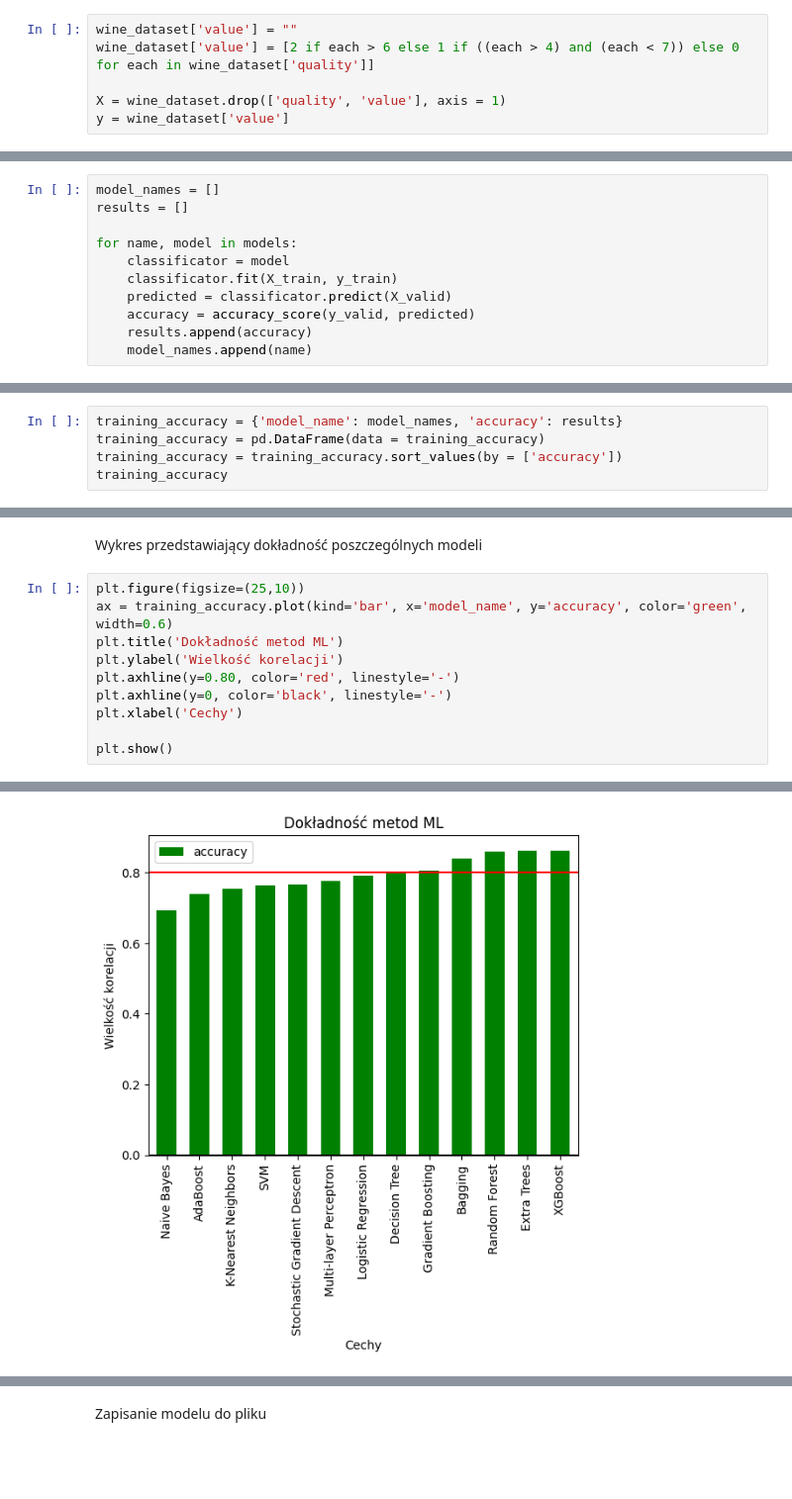
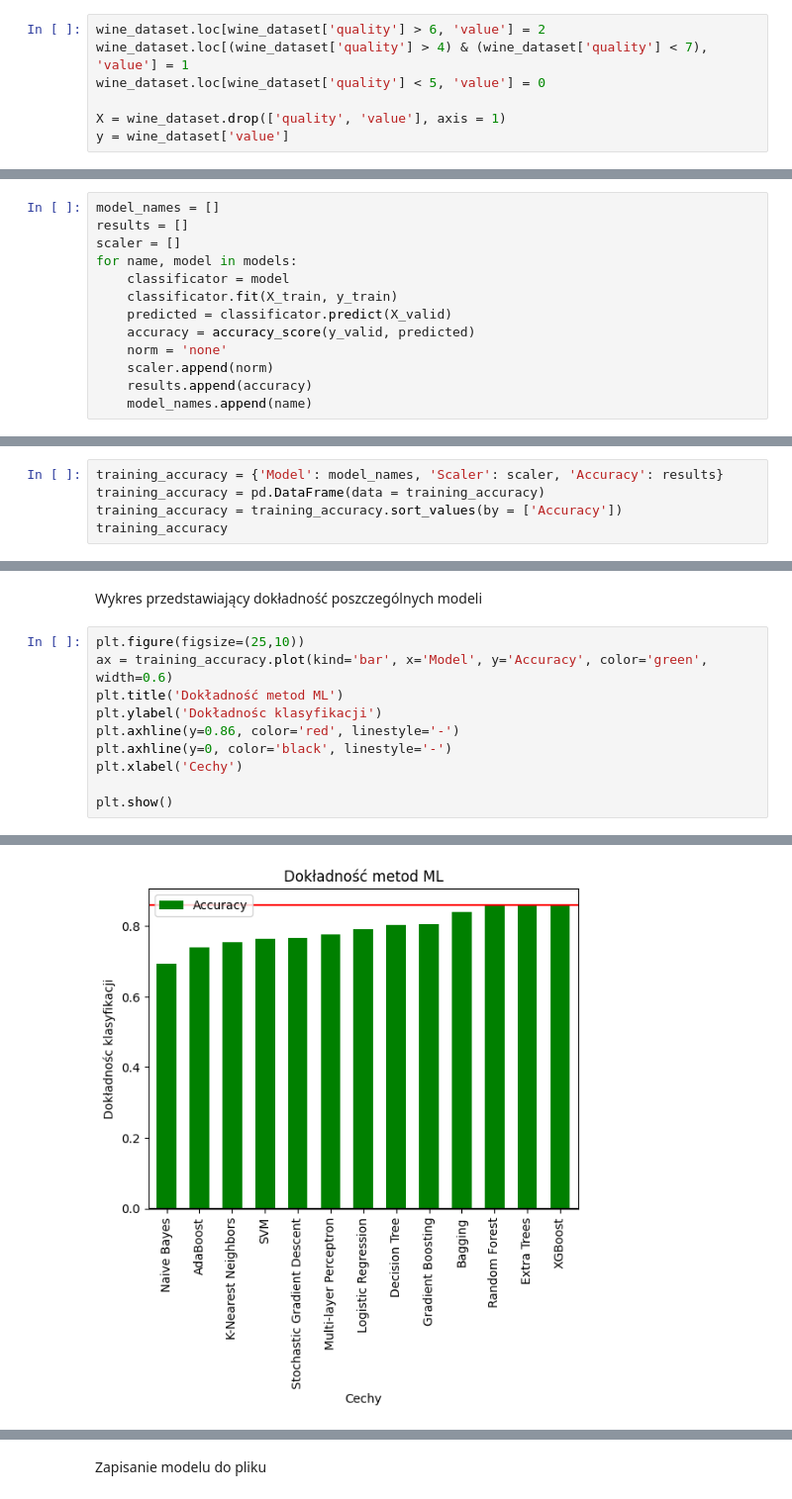
Before and after one commit to SzymonBal/Wine-Quality-Prediction-Python, a Jupyter notebook: wine_quality_prediction.ipynb, the cells around one changed output, grey strips where cells are left out. Shown at 99% size. Saved outputs shown, nothing was run; the diff lists cells and outputs as text; blank space fills up the shorter version.

```diff
--- a/wine_quality_prediction.ipynb
+++ b/wine_quality_prediction.ipynb
@@ -274,7 +344,8 @@ Klasyfikacja odbywa się następująco:
 - wina z ocenami wyżsszymi od 7 to wina są dobrej jakości
 # %%
-wine_dataset['value'] = ""
-wine_dataset['value'] = [2 if each > 6 else 1 if ((each > 4) and (each < 7)) else 0 for each in wine_dataset['quality']]
+wine_dataset.loc[wine_dataset['quality'] > 6, 'value'] = 2
+wine_dataset.loc[(wine_dataset['quality'] > 4) & (wine_dataset['quality'] < 7), 'value'] = 1
+wine_dataset.loc[wine_dataset['quality'] < 5, 'value'] = 0
 
 X = wine_dataset.drop(['quality', 'value'], axis = 1)
 y = wine_dataset['value']
@@ -361,12 +488,14 @@ Accuracy score poleca na porównaniu dwóch zestawów danych czego wynikiem jest
 # %%
 model_names = []
 results = []
-
+scaler = []
 for name, model in models:
     classificator = model
     classificator.fit(X_train, y_train)
     predicted = classificator.predict(X_valid)
     accuracy = accuracy_score(y_valid, predicted)
+    norm = 'none'
+    scaler.append(norm)
     results.append(accuracy)
     model_names.append(name)
 # %% [markdown]
@@ -374,6 +503,6 @@ Prezentacja wydajnośc posortowanych modeli przed próbą zmian hiperparamterów
 # %%
-training_accuracy = {'model_name': model_names, 'accuracy': results}
+training_accuracy = {'Model': model_names, 'Scaler': scaler, 'Accuracy': results}
 training_accuracy = pd.DataFrame(data = training_accuracy)
-training_accuracy = training_accuracy.sort_values(by = ['accuracy'])
+training_accuracy = training_accuracy.sort_values(by = ['Accuracy'])
 training_accuracy
 # %% [output]
@@ -395,14 +524,14 @@ training_accuracy
 Wykres przedstawiający dokładność poszczególnych modeli
 # %%
 plt.figure(figsize=(25,10))
-ax = training_accuracy.plot(kind='bar', x='model_name', y='accuracy', color='green', width=0.6)
+ax = training_accuracy.plot(kind='bar', x='Model', y='Accuracy', color='green', width=0.6)
 plt.title('Dokładność metod ML')
-plt.ylabel('Wielkość korelacji')
-plt.axhline(y=0.80, color='red', linestyle='-')
+plt.ylabel('Dokładnośc klasyfikacji')
+plt.axhline(y=0.86, color='red', linestyle='-')
 plt.axhline(y=0, color='black', linestyle='-')
 plt.xlabel('Cechy')
 
 plt.show()
 # %% [output]
 <Figure size 2500x1000 with 0 Axes>
-[figure, old version]
+[figure, new version]
```
Also changed, not shown: parts of 61 cells of this notebook.
